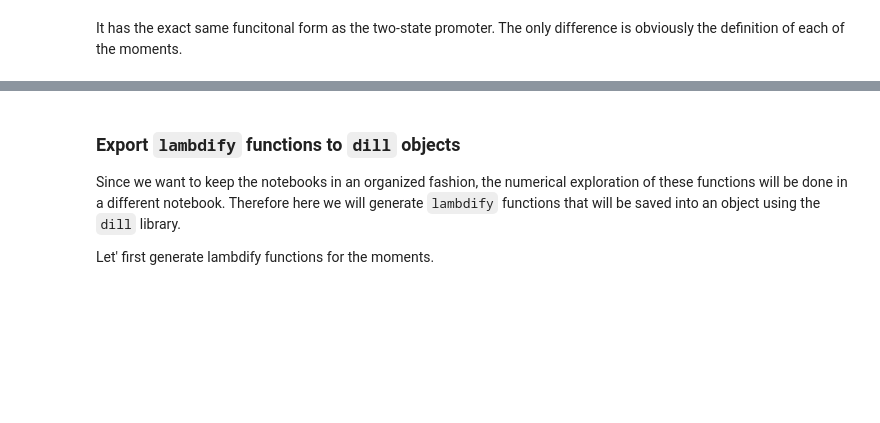
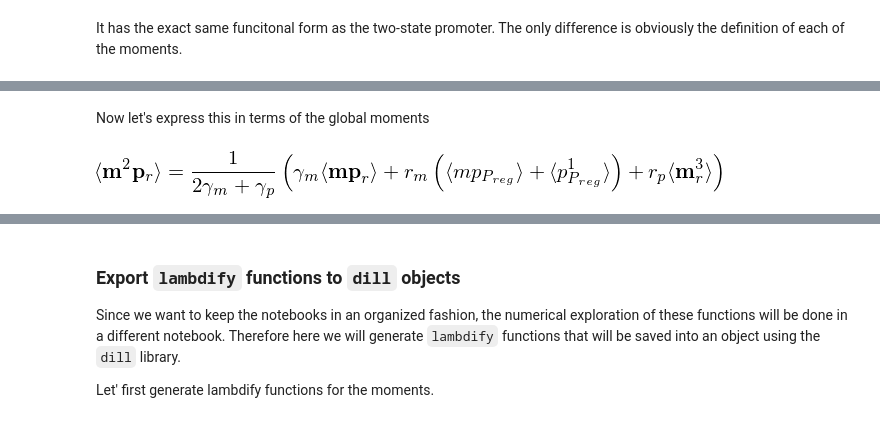
Before and after one commit to RPGroup-PBoC/chann_cap, a Jupyter notebook: src/theory/chemical_master_moments_protein.ipynb, the cells around one changed output, grey strips where cells are left out. Saved outputs shown, nothing was run; the diff lists cells and outputs as text; code cells hidden in the pictures; blank space fills up the shorter version.

```diff
--- a/src/theory/chemical_master_moments_protein.ipynb
+++ b/src/theory/chemical_master_moments_protein.ipynb
@@ -1002,0 +1017,10 @@ It has the exact same funcitonal form as the two-state promoter. The only differ
+# %% [markdown]
+Now let's express this in terms of the global moments
+# %%
+# Display m2pelation as a functiono f the second mRNA moment
+m2p_moments_reg = corr_m2p_reg.collect(gm).subs(sum(mp_reg), mmpp_reg)\
+                       .collect(rp).subs(sum(m3_reg), mm3_reg)\
+                       .collect(rm)
+sympy.Eq(mm2pp_reg, m2p_moments_reg)
+# %% [output]
+[figure, added]
```
Also changed, not shown: parts of 43 cells of this notebook.
